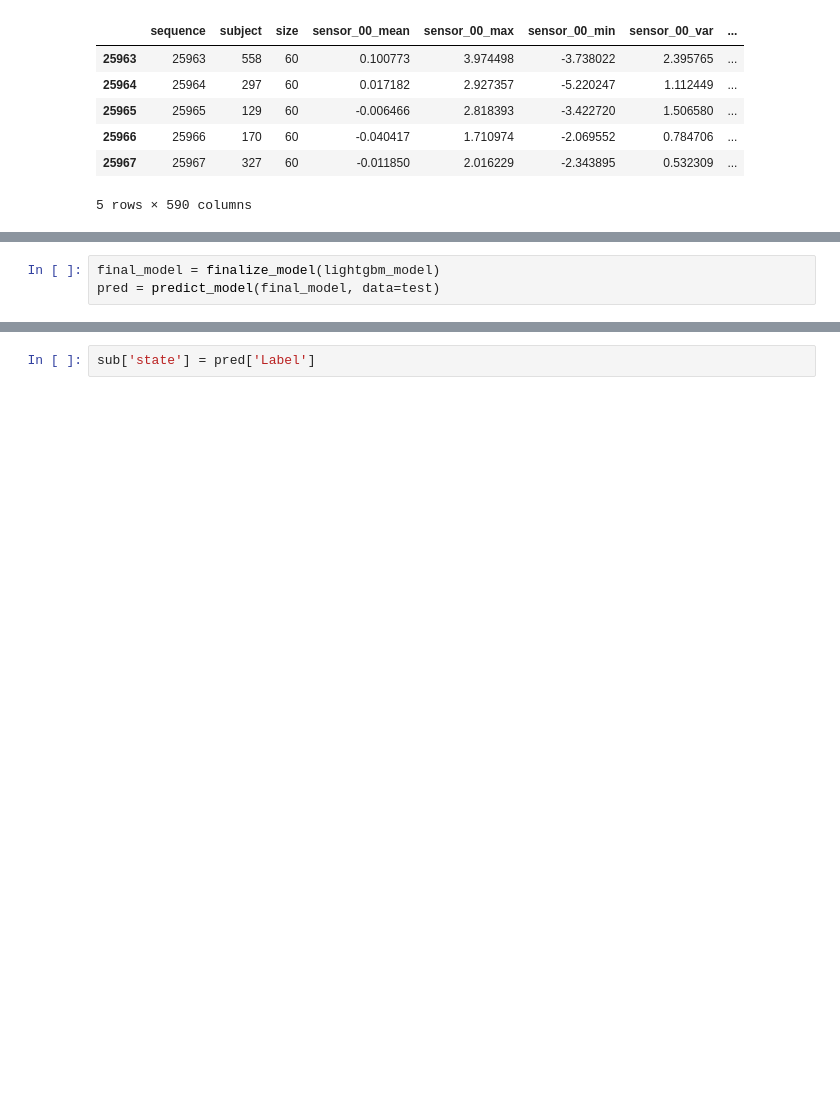
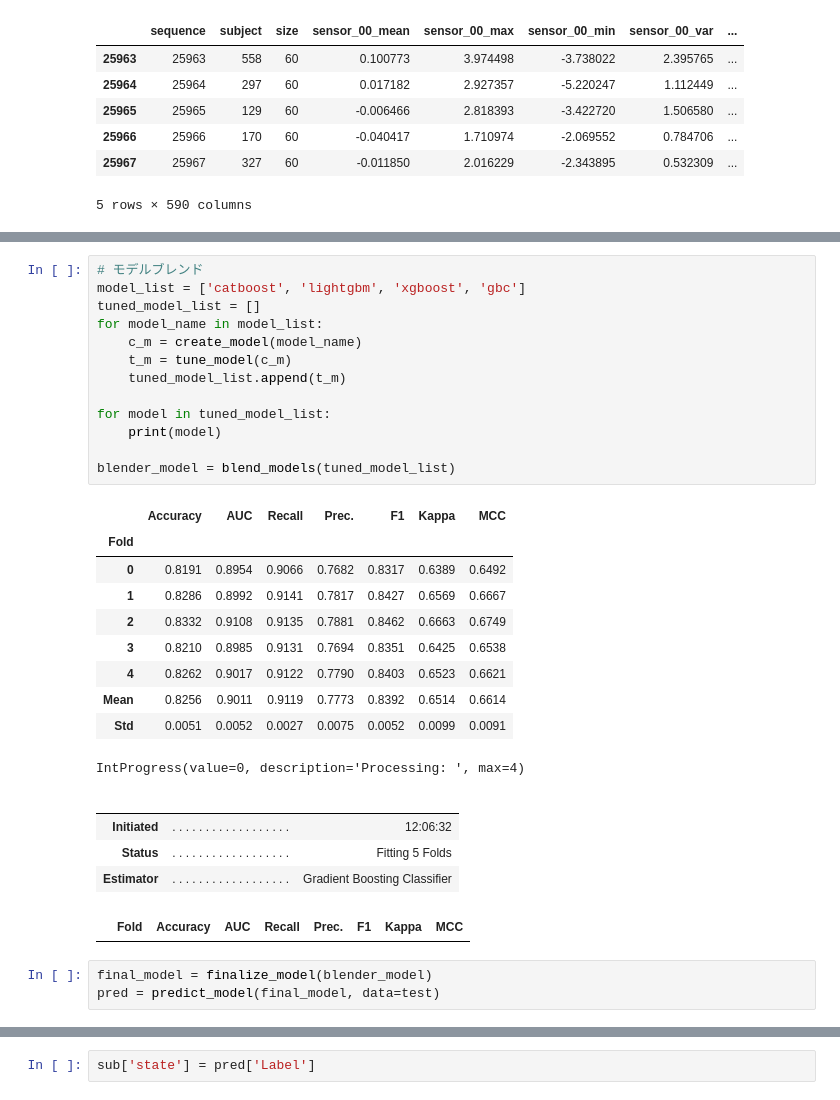
Before and after one commit to batamorphism/Kaggle, a Jupyter notebook: TPS2204/practice_PyCaret.ipynb, the cells around one changed output, grey strips where cells are left out. Drawn from its saved outputs; the diff is of its cells as text; blank space fills up the shorter version.

```diff
--- a/TPS2204/practice_PyCaret.ipynb
+++ b/TPS2204/practice_PyCaret.ipynb
@@ -201,5 +235,35 @@ interpret_model(lightgbm_model)
+# %%
+# モデルブレンド
+model_list = ['catboost', 'lightgbm', 'xgboost', 'gbc']
+tuned_model_list = []
+for model_name in model_list:
+    c_m = create_model(model_name)
+    t_m = tune_model(c_m)
+    tuned_model_list.append(t_m)
+
+for model in tuned_model_list:
+    print(model)
+
+blender_model = blend_models(tuned_model_list)
+# %% [output]
+|  | Accuracy | AUC | Recall | Prec. | F1 | Kappa | MCC |
+| Fold |  |  |  |  |  |  |  |
+| 0 | 0.8191 | 0.8954 | 0.9066 | 0.7682 | 0.8317 | 0.6389 | 0.6492 |
+| 1 | 0.8286 | 0.8992 | 0.9141 | 0.7817 | 0.8427 | 0.6569 | 0.6667 |
+| 2 | 0.8332 | 0.9108 | 0.9135 | 0.7881 | 0.8462 | 0.6663 | 0.6749 |
+| 3 | 0.8210 | 0.8985 | 0.9131 | 0.7694 | 0.8351 | 0.6425 | 0.6538 |
+| 4 | 0.8262 | 0.9017 | 0.9122 | 0.7790 | 0.8403 | 0.6523 | 0.6621 |
+| Mean | 0.8256 | 0.9011 | 0.9119 | 0.7773 | 0.8392 | 0.6514 | 0.6614 |
+| Std | 0.0051 | 0.0052 | 0.0027 | 0.0075 | 0.0052 | 0.0099 | 0.0091 |
+IntProgress(value=0, description='Processing: ', max=4)
+|  |  |  |
+|  |  |  |
+| Initiated | . . . . . . . . . . . . . . . . . . | 12:06:32 |
+| Status | . . . . . . . . . . . . . . . . . . | Fitting 5 Folds |
+| Estimator | . . . . . . . . . . . . . . . . . . | Gradient Boosting Classifier |
+|  | Fold | Accuracy | AUC | Recall | Prec. | F1 | Kappa | MCC |
 # %%
-final_model = finalize_model(lightgbm_model)
+final_model = finalize_model(blender_model)
 pred = predict_model(final_model, data=test)
 # %%
 pred.head()
```
Also changed, not shown: parts of 14 cells of this notebook, 1 other file.
